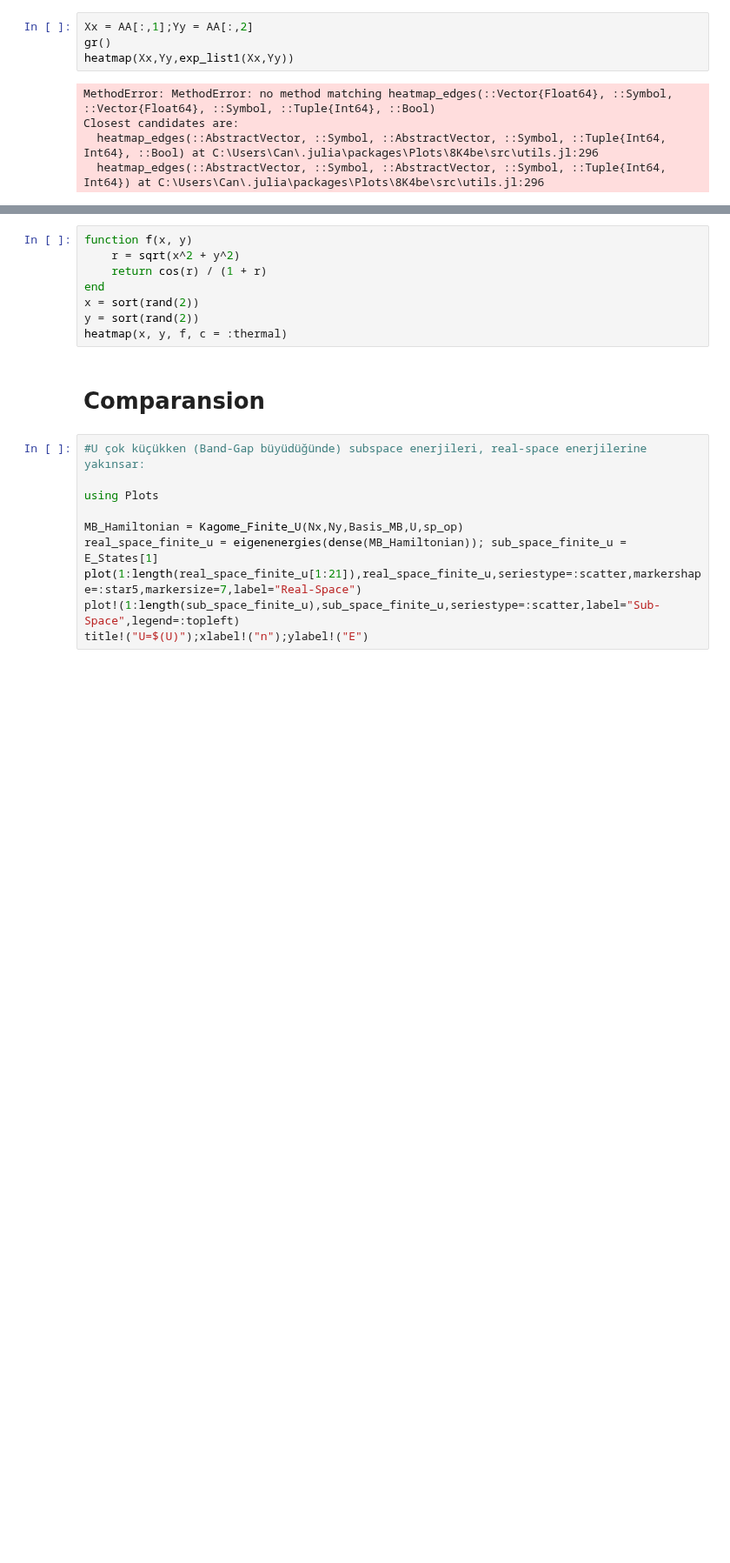
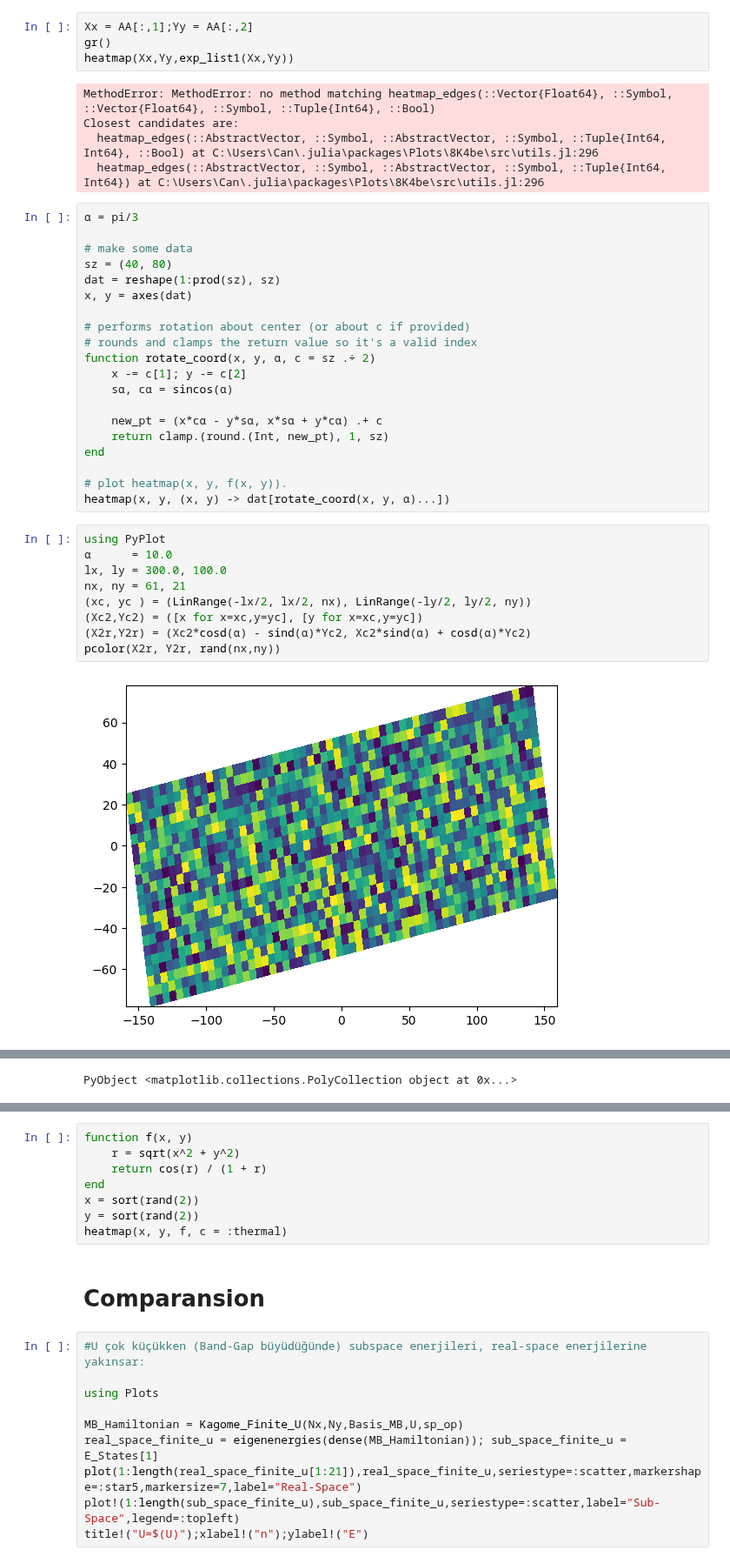
Before and after one commit to Umut-Can-Physics/Kagome-Lattice, a Jupyter notebook: My Numerical Calculations/Many-Body/Kagome/Kagome MB First Band Approximation.ipynb, the cells around one changed output, grey strips where cells are left out. Shown at 87% size. Saved outputs shown, nothing was run; the diff lists cells and outputs as text; blank space fills up the shorter version.

```diff
--- a/My Numerical Calculations/Many-Body/Kagome/Kagome MB First Band Approximation.ipynb
+++ b/My Numerical Calculations/Many-Body/Kagome/Kagome MB First Band Approximation.ipynb
@@ -456,3 +438,34 @@ MethodError: MethodError: no method matching heatmap_edges(::Vector{Float64}, ::
 Closest candidates are:
   heatmap_edges(::AbstractVector, ::Symbol, ::AbstractVector, ::Symbol, ::Tuple{Int64, Int64}, ::Bool) at C:\Users\Can\.julia\packages\Plots\8K4be\src\utils.jl:296
   heatmap_edges(::AbstractVector, ::Symbol, ::AbstractVector, ::Symbol, ::Tuple{Int64, Int64}) at C:\Users\Can\.julia\packages\Plots\8K4be\src\utils.jl:296
+# %%
+α = pi/3
+
+# make some data
+sz = (40, 80)
+dat = reshape(1:prod(sz), sz)
+x, y = axes(dat)
+
+# performs rotation about center (or about c if provided)
+# rounds and clamps the return value so it's a valid index
+function rotate_coord(x, y, α, c = sz .÷ 2)
+    x -= c[1]; y -= c[2]
+    sα, cα = sincos(α)
+
+    new_pt = (x*cα - y*sα, x*sα + y*cα) .+ c
+    return clamp.(round.(Int, new_pt), 1, sz)
+end
+
+# plot heatmap(x, y, f(x, y)).
+heatmap(x, y, (x, y) -> dat[rotate_coord(x, y, α)...])
+# %%
+using PyPlot
+α      = 10.0
+lx, ly = 300.0, 100.0
+nx, ny = 61, 21
+(xc, yc ) = (LinRange(-lx/2, lx/2, nx), LinRange(-ly/2, ly/2, ny))
+(Xc2,Yc2) = ([x for x=xc,y=yc], [y for x=xc,y=yc])
+(X2r,Y2r) = (Xc2*cosd(α) - sind(α)*Yc2, Xc2*sind(α) + cosd(α)*Yc2)
+pcolor(X2r, Y2r, rand(nx,ny))
+# %% [output]
+[figure, added]
@@ -458,0 +473 @@ Closest candidates are:
+PyObject <matplotlib.collections.PolyCollection object at 0x...>
```
Also changed, not shown: parts of 21 cells of this notebook, 4 other files.
